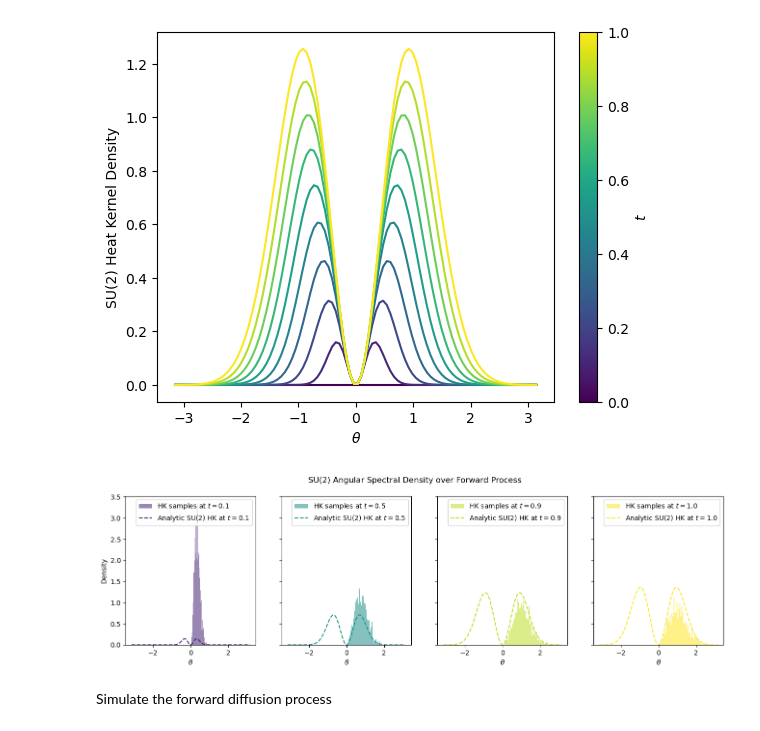
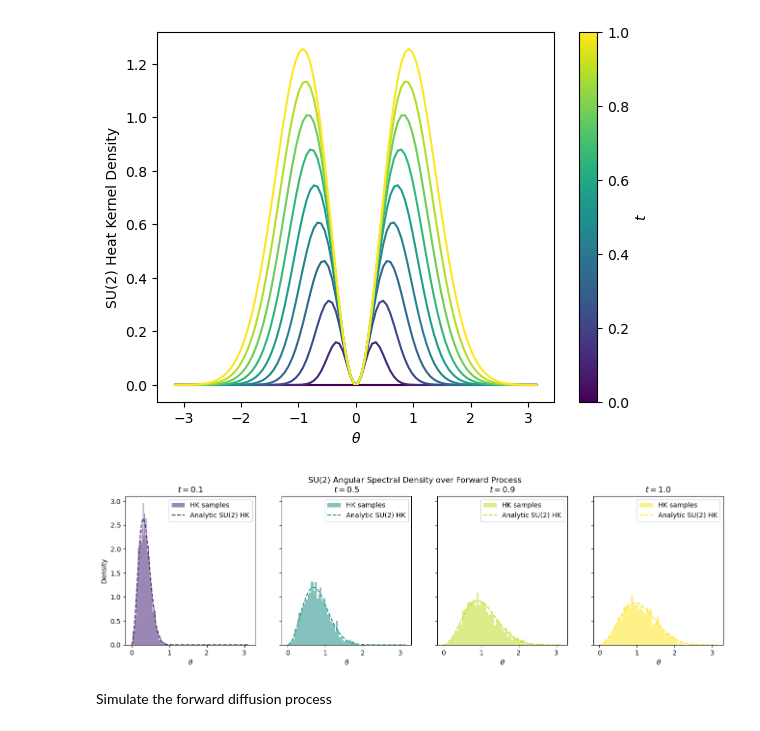
Before and after one commit to ovega14/sun_diffusion, a Jupyter notebook: notebooks/analytical_hk_score_denoising.ipynb, the cells around one changed output. Saved outputs shown, nothing was run; the diff lists cells and outputs as text; code cells hidden in the pictures.

```diff
--- a/notebooks/analytical_hk_score_denoising.ipynb
+++ b/notebooks/analytical_hk_score_denoising.ipynb
@@ -63,27 +68,3 @@ def _visualize_heat_kernel():
 _visualize_heat_kernel()
 # %% [output]
 [figure]
-# %%
-fig, ax = plt.subplots(subplot_kw={"projection": "3d"})
-
-# Make data.
-X = torch.linspace(-4, 4, 100)
-Y = torch.linspace(1, 0, 100)
-Z = torch.stack([euclidean_heat_kernel(X, t) for t in Y], axis=0)
-print(Z.shape)
-X, Y = np.meshgrid(X, Y)
-
-# Plot the surface.
-surf = ax.plot_surface(X, Y, Z, cmap=mpl.cm.coolwarm,
-                       linewidth=0, antialiased=False)
-
-# Customize the z axis.
-#ax.set_zlim(-1.01, 1.01)
-ax.zaxis.set_major_locator(mpl.ticker.LinearLocator(10))
-# A StrMethodFormatter is used automatically
-ax.zaxis.set_major_formatter('{x:.02f}')
-
-# Add a color bar which maps values to colors.
-fig.colorbar(surf, shrink=0.5, aspect=5)
-
-plt.show()
@@ -236,35 +217,39 @@ visualize_sun_hk()
 [figure]
 # %%
 def test_sample_sun_hk():
-    batch_size = 1024
+    batch_size = 2048
     Nc = 2
     _U_0_re = torch.eye(Nc).repeat(batch_size, 1, 1)
     _U_0_im = torch.zeros((batch_size, Nc, Nc))
     U_0 = torch.complex(_U_0_re, _U_0_im)
 
     # Diffusion process
     sigma = 1.1
     diffuser = VarianceExpandingDiffusionSUN(sigma)
 
     times = [0.1, 0.5, 0.9, 1.0]
-    xs = torch.linspace(-np.pi, np.pi, 100).unsqueeze(-1)
+    #xs = torch.linspace(-np.pi, np.pi, 100).unsqueeze(-1)
+    xs = torch.linspace(0, np.pi, 100).unsqueeze(-1) # `sample_sun_hk` canonicalizes angles, so better to look at [0, pi]
     cmap = mpl.colormaps.get_cmap('viridis')
 
     # Compare samples from the heat kernel to the analytical heat kernel at each time
     fig, axes = plt.subplots(1, len(times), figsize=(4*len(times), 4), sharey=True)
     fig.suptitle('SU(2) Angular Spectral Density over Forward Process')
     axes[0].set_ylabel('Density')
     for t, ax in zip(times, axes):
         sigma_t = diffuser.sigma_func(t)
-        x_t = sample_sun_hk(batch_size, Nc=2, width=sigma_t.repeat(batch_size), n_iter=500)
-        ax.hist(x_t[:, 0], bins=50, density=True, color=cmap(t), alpha=0.55, label=f'HK samples at $t={t}$')
-        ax.plot(xs, sun_hk(xs, width=sigma_t, n_max=3, eig_meas=True), color=cmap(t), ls='--', label=f'Analytic SU(2) HK at $t={t}$')
+        x_t = sample_sun_hk(batch_size, Nc=2, width=sigma_t.repeat(batch_size), n_iter=25)  # more IS iters for better sample quality at small t
+        hk = sun_hk(xs, width=sigma_t, n_max=3, eig_meas=True)
+        hk /= hk.sum() * (xs[1] - xs[0])
+        ax.hist(x_t[:, 0], bins=50, density=True, color=cmap(t), alpha=0.55, label='HK samples')
+        ax.plot(xs, hk, color=cmap(t), ls='--', label='Analytic SU(2) HK')
         ax.set_xlabel(r'$\theta$')
+        ax.set_title(f'$t = {t}$')
         ax.legend()
     fig.show()
 
 test_sample_sun_hk()
 # %% [output]
-[figure, old version]
+[figure, new version]
 # %% [markdown]
 Simulate the forward diffusion process
```
Also changed, not shown: parts of 15 cells of this notebook, 2 other files.
